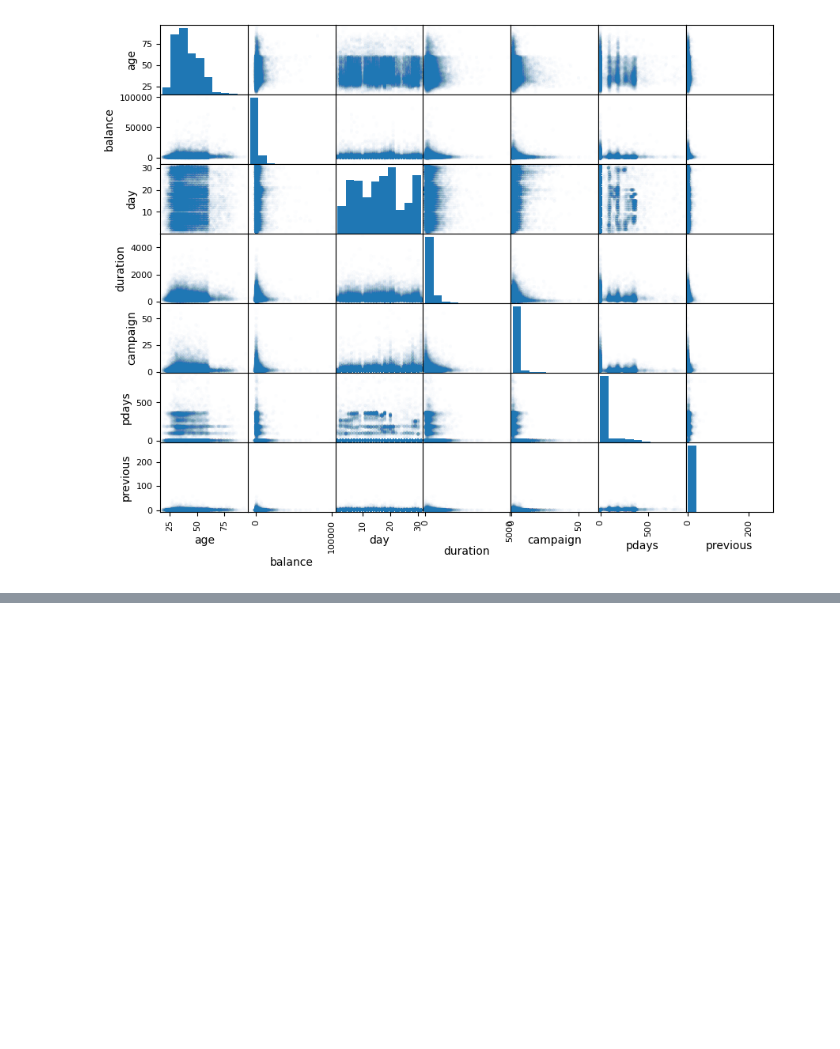
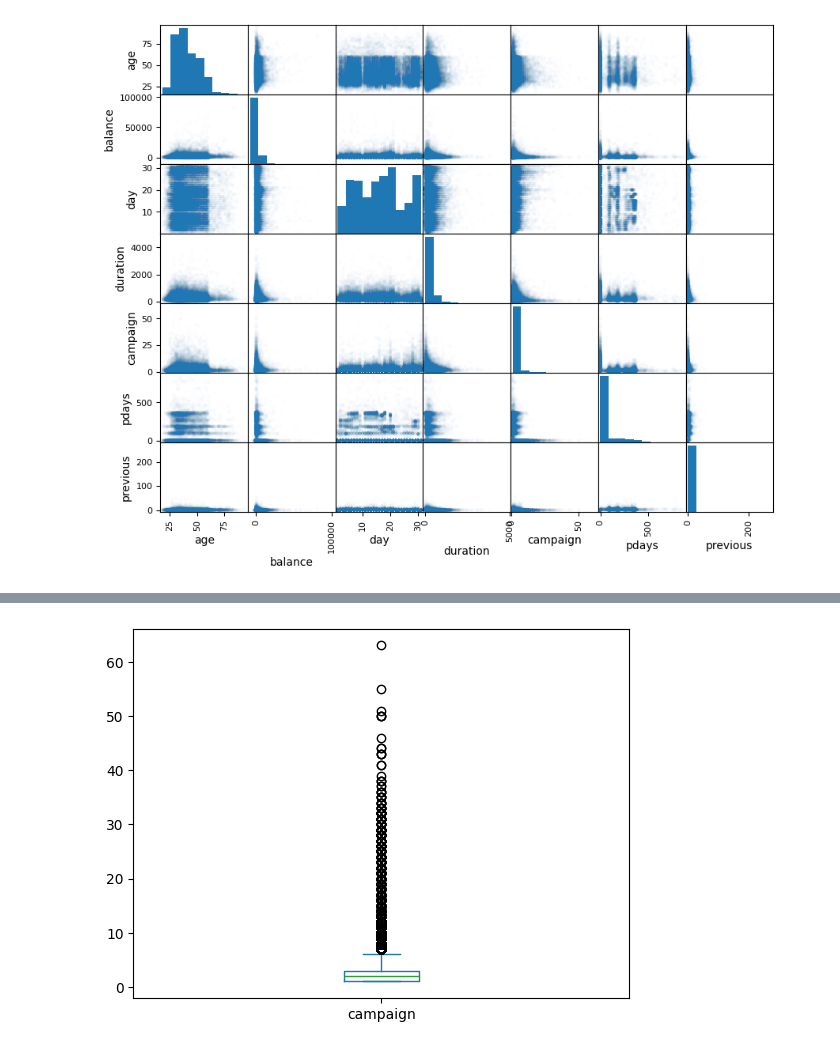
Before and after one commit to a1xsa/machine_learning, a Jupyter notebook: bank.ipynb, the cells around one changed output, grey strips where cells are left out. Saved outputs shown, nothing was run; the diff lists cells and outputs as text; code cells hidden in the pictures; blank space fills up the shorter version.

```diff
--- a/bank.ipynb
+++ b/bank.ipynb
@@ -306,0 +351,9 @@ pass
+# %%
+rows_to_drop = data_all[
+    (data_all['duration'] < data_all['duration'].quantile(0.01)) | (data_all['duration'] > data_all['duration'].quantile(0.99))].index
+data_all = data_all.drop(rows_to_drop)
+# %%
+data_all['campaign'].plot(kind='box')
+pass
+# %% [output]
+[figure, added]
```
Also changed, not shown: parts of 17 cells of this notebook.
